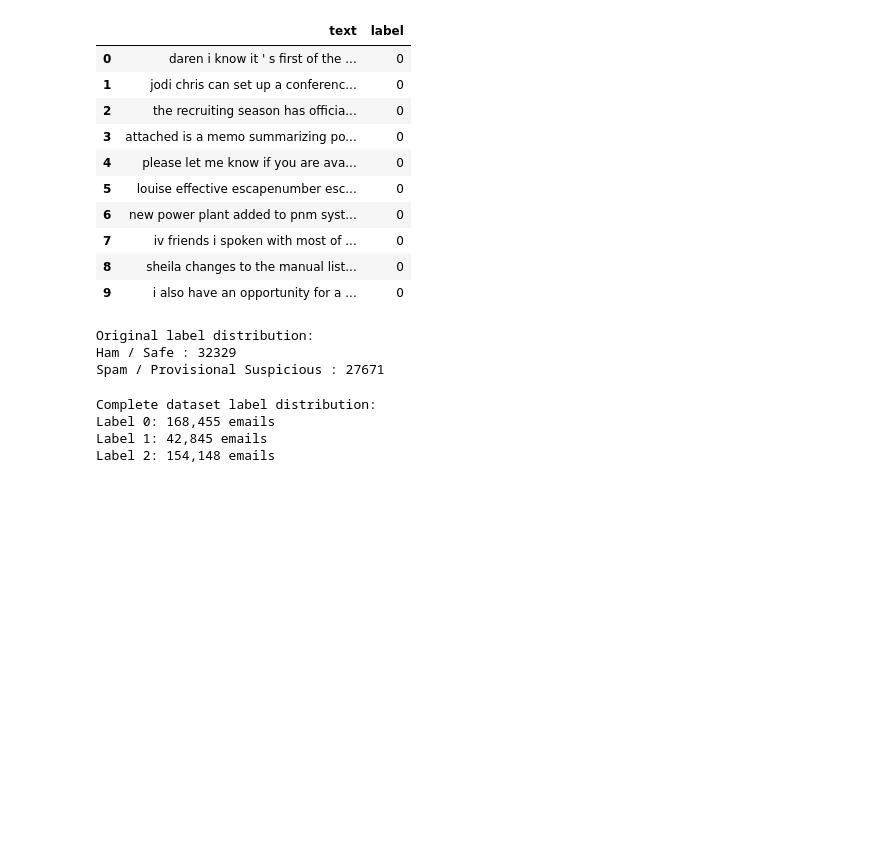
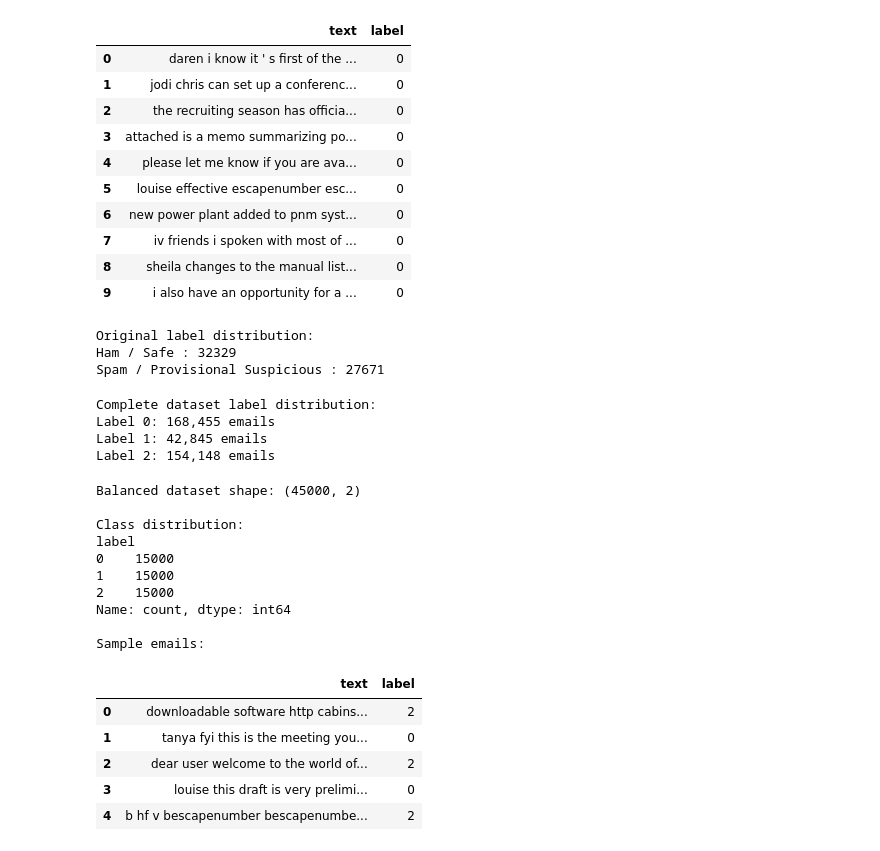
Before and after one commit to MysaniThiya/Agentra-RajarataUniversityOfSriLanka, a Jupyter notebook: email_analysis.ipynb, the cells around one changed output. Saved outputs shown, nothing was run; the diff lists cells and outputs as text; code cells hidden in the pictures; blank space fills up the shorter version.

Commit message:
Complete data preprocessing and train-test split

```diff
--- a/email_analysis.ipynb
+++ b/email_analysis.ipynb
@@ -207,3 +207,77 @@ Complete dataset label distribution:
 Label 0: 168,455 emails
 Label 1: 42,845 emails
 Label 2: 154,148 emails
+# %%
+
+from datasets import load_dataset
+from collections import defaultdict
+import pandas as pd
+
+dataset_url = (
+    "https://huggingface.co/datasets/"
+    "locuoco/the-biggest-spam-ham-phish-email-dataset-300000/"
+    "resolve/main/df.csv"
+)
+
+# Load the dataset as a stream
+stream = load_dataset(
+    "csv",
+    data_files=dataset_url,
+    split="train",
+    streaming=True
+)
+
+# Store up to 15,000 emails from each class
+samples = defaultdict(list)
+
+MAX_PER_CLASS = 15000
+
+for row in stream:
+    label = int(row["label"])
+
+    if label in [0, 1, 2]:
+        if len(samples[label]) < MAX_PER_CLASS:
+            samples[label].append({
+                "text": row["text"],
+                "label": label
+            })
+
+    # Stop when all three classes have 15,000 emails
+    if all(len(samples[i]) >= MAX_PER_CLASS for i in [0, 1, 2]):
+        break
+
+# Create a balanced DataFrame
+balanced_df = pd.DataFrame(
+    [item for label in [0, 1, 2] for item in samples[label]]
+)
+
+# Shuffle the dataset
+balanced_df = balanced_df.sample(
+    frac=1,
+    random_state=42
+).reset_index(drop=True)
+
+print("Balanced dataset shape:", balanced_df.shape)
+
+print("\nClass distribution:")
+print(balanced_df["label"].value_counts().sort_index())
+
+print("\nSample emails:")
+display(balanced_df.head())
+# %% [output]
+Balanced dataset shape: (45000, 2)
+
+Class distribution:
+label
+0    15000
+1    15000
+2    15000
+Name: count, dtype: int64
+
+Sample emails:
+|  | text | label |
+| 0 | downloadable software http cabins... | 2 |
+| 1 | tanya fyi this is the meeting you... | 0 |
+| 2 | dear user welcome to the world of... | 2 |
+| 3 | louise this draft is very prelimi... | 0 |
+| 4 | b hf v bescapenumber bescapenumbe... | 2 |
```
Also changed, not shown: parts of 4 cells of this notebook.
